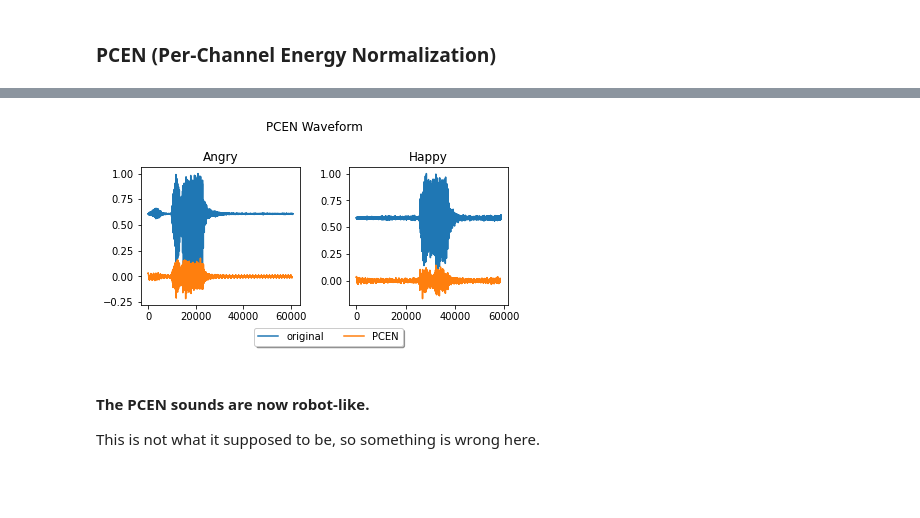
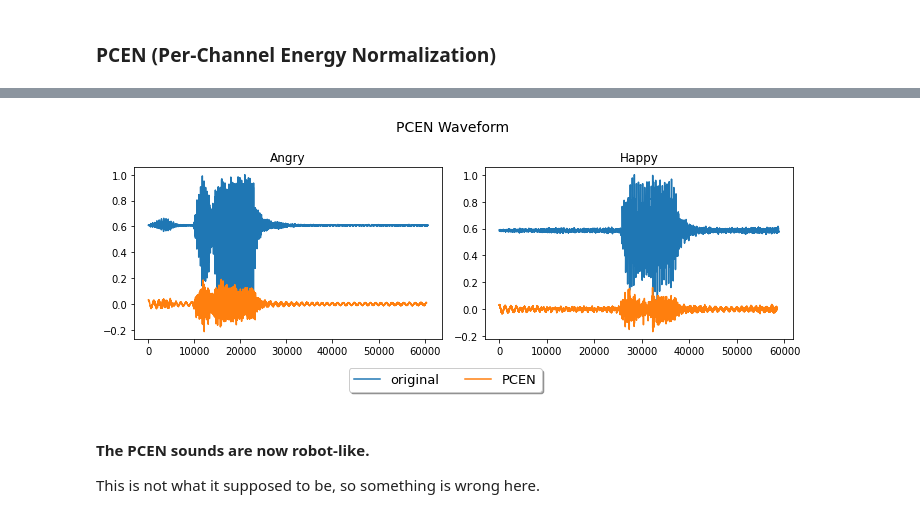
Before and after one commit to manami-16/voice_classification, a Jupyter notebook: data_exploration.ipynb, the cells around one changed output, grey strips where cells are left out. Saved outputs shown, nothing was run; the diff lists cells and outputs as text; code cells hidden in the pictures; blank space fills up the shorter version.

```diff
--- a/data_exploration.ipynb
+++ b/data_exploration.ipynb
@@ -76,0 +73,2 @@ plt.show()
+# %%
+sample_rate = 48 * 10 ** 3
@@ -198,5 +263,9 @@ plt.show()
 # %%
 from scipy.signal import lfilter, butter
 # %%
-b, a = butter(N=8, Wn=5000, btype='lowpass', fs=sample_rate)
-y = lfilter(b, a, happy_data)
+def apply_high_pass(data, Wn, btype='highpass'):
+    b, a = butter(N=8, Wn=1000, btype='highpass', fs=sample_rate)
+    y = lfilter(b, a, data)
+    t = np.linspace(0, len(data) / sample_rate, len(data))
+
+    return t, y, data
@@ -214,0 +272,3 @@ plt.show()
+# %%
+t0, y0, angry_data = apply_high_pass(angry_data, 1000)
+t1, y1, happy_data = apply_high_pass(happy_data, 1000)
@@ -247,27 +343,27 @@ plt.show()
 pcen_angry = librosa.feature.inverse.mel_to_audio(pcen_max_angry, sr=sample_rate)
 pcen_happy = librosa.feature.inverse.mel_to_audio(pcen_max_happy, sr=sample_rate)
 # %%
-plt.figure(figsize=(6, 3))
+plt.figure(figsize=(10, 3.5))
 plt.subplot(1, 2, 1)
 plt.plot(angry_data, label='original')
 plt.plot(pcen_angry, label='PCEN')
 # plt.legend()
 plt.title('Angry')
 
 plt.subplot(1, 2, 2)
 plt.plot(happy_data, label='original')
 plt.plot(pcen_happy, label='PCEN')
 # plt.legend()
 plt.title('Happy')
 
-plt.suptitle('PCEN Waveform', fontsize=12)
+plt.suptitle('PCEN Waveform', fontsize=14)
 plt.tight_layout()
 
-plt.legend(loc='upper center', bbox_to_anchor=(-0.13, -0.13), fancybox=True, shadow=True, ncol=2)
+plt.legend(loc='upper center', bbox_to_anchor=(-0.13, -0.13), fancybox=True, shadow=True, ncol=2, fontsize=13)
 plt.savefig('./figure/PCEN_waveform.pdf', dpi=300, bbox_inches='tight')
 plt.show()
 # %% [output]
-[figure, old version]
+[figure, new version]
 # %%
 # angry original
 sd.play(angry_data, sample_rate)
```
Also changed, not shown: parts of 18 cells of this notebook, 20 other files.
